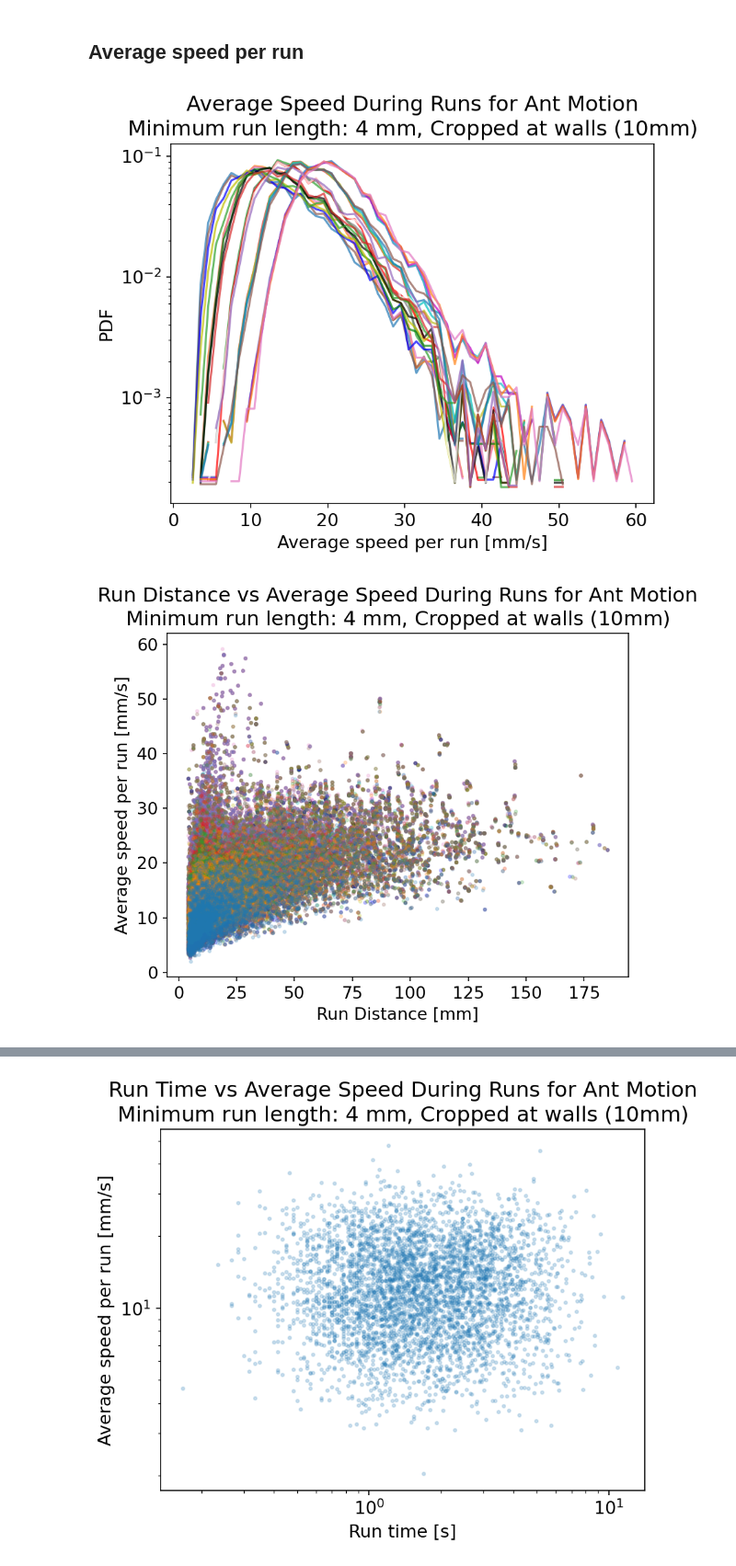
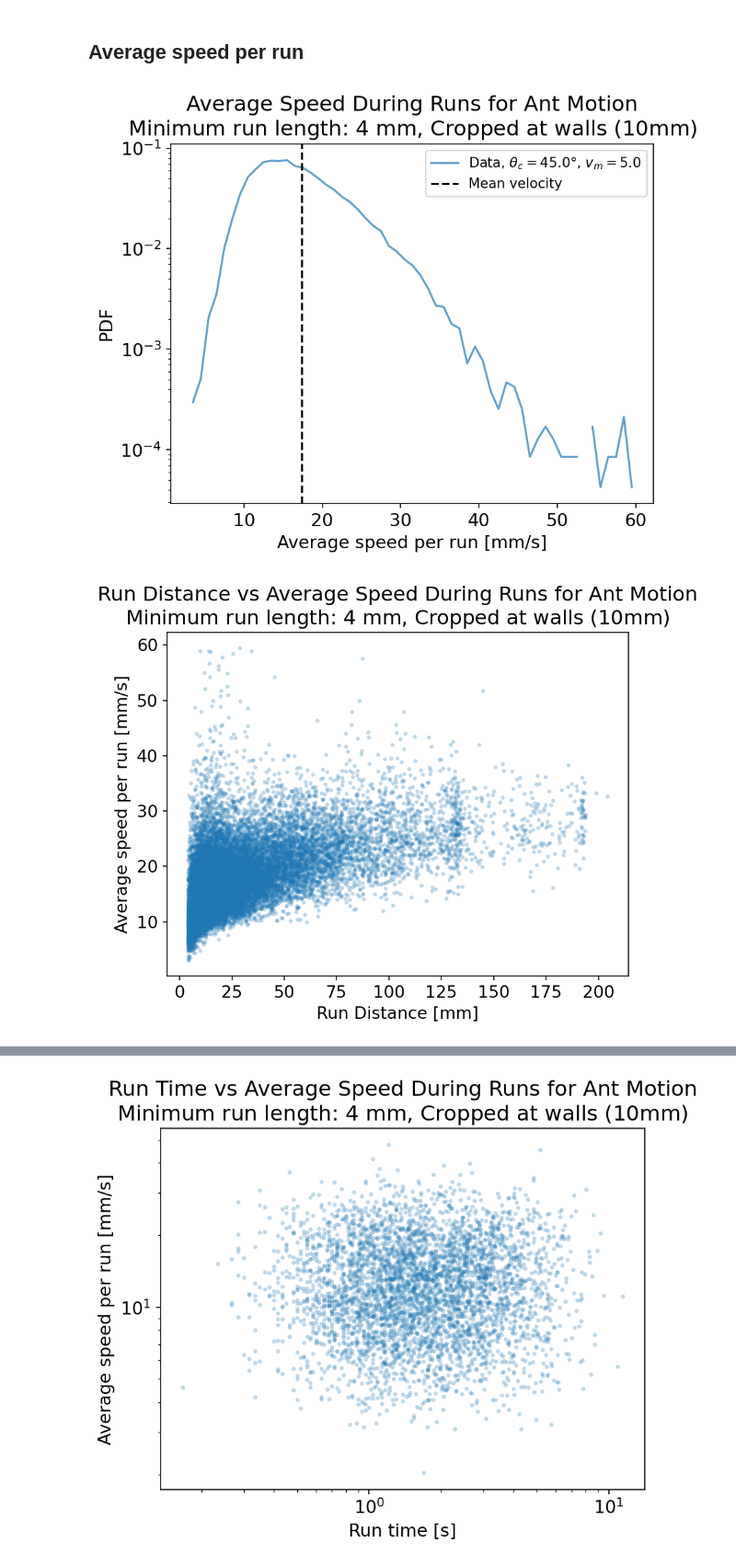
Before and after one commit to Jfeatherstone/tracker, a Jupyter notebook: notebooks/uncleaned/12_DiscretizedSpeedDistribution.ipynb, the cells around one changed output, grey strips where cells are left out. Shown at 92% size. Cells and saved outputs as stored; diff of their text form; code cells hidden in the pictures.

```diff
--- a/notebooks/uncleaned/12_DiscretizedSpeedDistribution.ipynb
+++ b/notebooks/uncleaned/12_DiscretizedSpeedDistribution.ipynb
@@ -20,5 +20,5 @@ The autoreload extension is already loaded. To reload it, use:
 # %%
-dataFile = '/home/jack/Workspaces/data/ant_tracking/ant_dataset_1_2025-09-20.h5'
+dataFile = '/home/jack/Workspaces/data/ant_tracking/ant_dataset_1_2026-02-01.h5'
 
 minimumLength = 5 # seconds
 smoothingWindow = 10 # frames
@@ -28,7 +28,7 @@ excludeOutliers = True
 excludeShortSegments = True
 excludeObjects = True
 
-padding = 10 # mm
+padding = None # mm
 inversePadding = None # mm
 
 dataArr, timeArr, metadataArr = loadAntData(dataFile, minimumLength, smoothingWindow, maximumTimeSkip,
@@ -41,10 +41,11 @@ As is emphasized in many other parts of this project, discretizing a continuous
 # %%
 # Convert to discrete steps
 # Given as a colinearity value, between [0, 1]
-cArr = np.linspace(0.2, 0.7, 5)
+cArr = [np.cos(np.pi/4)]
+
 # The minimum velocity that we use to identify waiting
 # periods, in mm/s
-velocityThresholdArr = np.linspace(1, 10, 5) # mm/s
+velocityThresholdArr = [5] # mm/s
 
 # These two arrays give values of each individual parameter
 # so the total number of samples is the product of their lengths.
@@ -210,34 +211,36 @@ plt.show()
 # %%
 numBins = 50
 maxVelocity = 60
 minRunLength = minDistancePerRun
 
 fig, ax = plt.subplots()
 
 bins = np.linspace(0, maxVelocity, numBins+1)
 #bins = np.logspace(-1, np.log10(maxDistance), numBins+1)
 binArr = (bins[1:] + bins[:-1])/2
 
 for i in range(len(discreteDataArr)):
     runLengths = np.array([l for rl in discreteStepSizeArr[i] for l in rl])
     runTimes = np.array([t for rt in runTimeArr[i] for t in rt])
 
     goodIndices = np.where((runLengths > minRunLength) & (runTimes > 0))[0]
     avgVelocity = runLengths[goodIndices] / runTimes[goodIndices]
 
-    powerlaw.plot_pdf(avgVelocity, xmax=maxVelocity, linear_bins=True, ax=ax, color=colors[i % len(colors)], label=f'Data, $c = {cArr[i]:.2}$, $v_m = {velocityThresholdArr[i]:.3}$', alpha=0.7)
+    powerlaw.plot_pdf(avgVelocity, xmax=maxVelocity, linear_bins=True, ax=ax, color=colors[i % len(colors)], label=f'Data, $\\theta_c = {np.arccos(cArr[i])*180/np.pi} \\degree$, $v_m = {velocityThresholdArr[i]:.3}$', alpha=0.7)
+
+    ax.axvline(np.nanmean(avgVelocity), label='Mean velocity', linestyle='--', c='black')
 
 plt.yscale('log')
 #plt.xscale('log')
 plt.ylabel('PDF')
 plt.xlabel('Average speed per run [mm/s]')
-#plt.legend(fontsize=10)
+plt.legend(fontsize=10)
 #plt.title(f'Average Speed During Runs for Ant Motion\nMinimum run length: ${minRunLength}$ mm, Uncropped')
 plt.title(f'Average Speed During Runs for Ant Motion\nMinimum run length: ${minRunLength}$ mm, Cropped at walls (10mm)')
-pltsaveall('12_AverageSpeedPerRun_Cropped')
+#plt.savefig('average_speed.png', bbox_inches='tight')
 plt.show()
 # %% [output]
-[figure, old version]
+[figure, new version]
 # %%
 minRunLength = minDistancePerRun
 maxSpeed = 60
@@ -270,7 +273,7 @@ plt.title(f'Run Distance vs Average Speed During Runs for Ant Motion\nMinimum ru
 #pltsaveall('08_RunDistanceVsSpeed_Cropped')
 plt.show()
 # %% [output]
-[figure, old version]
+[figure, new version]
 # %%
 minRunLength = minDistancePerRun
 maxSpeed = 60
```
Also changed, not shown: parts of 6 cells of this notebook, 12 other files.
